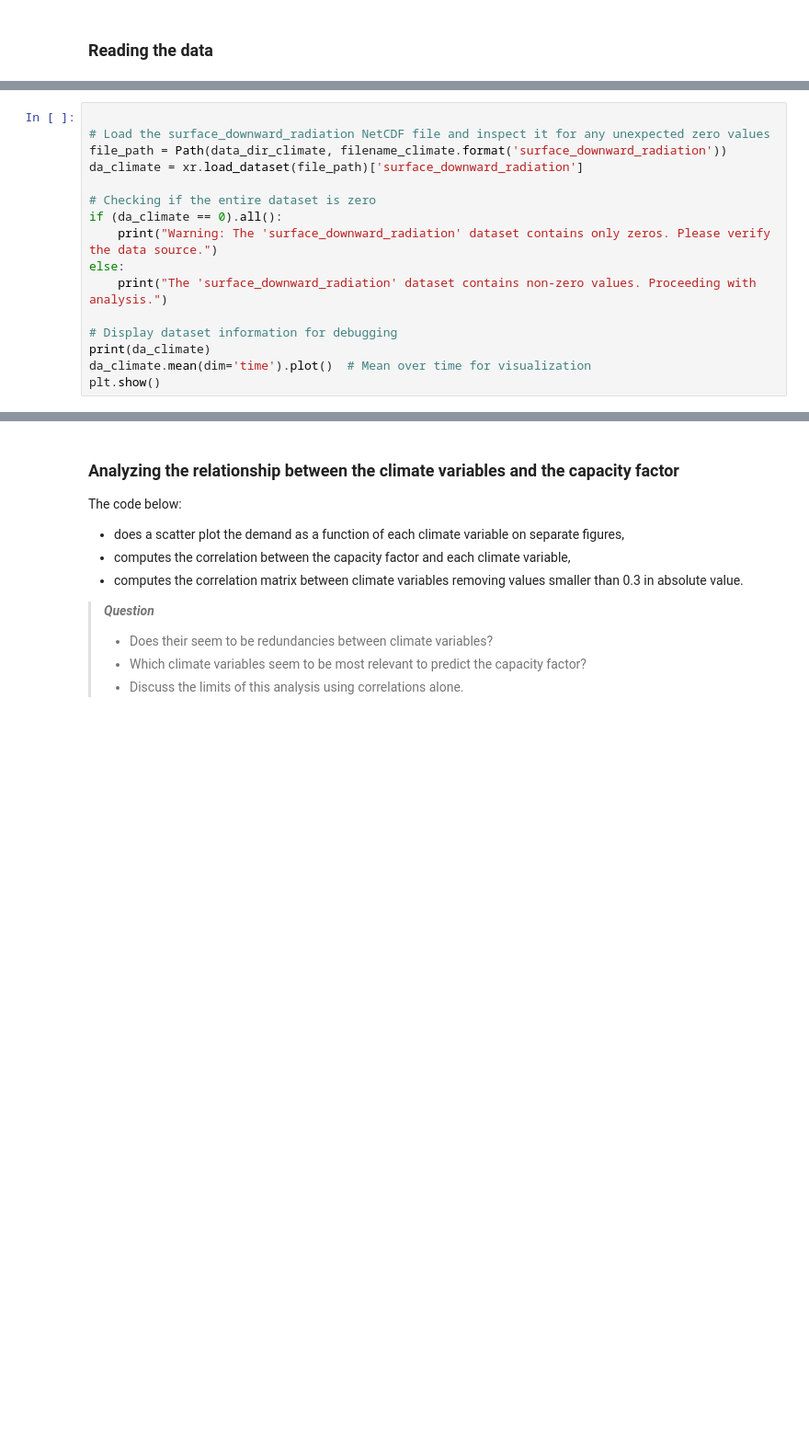
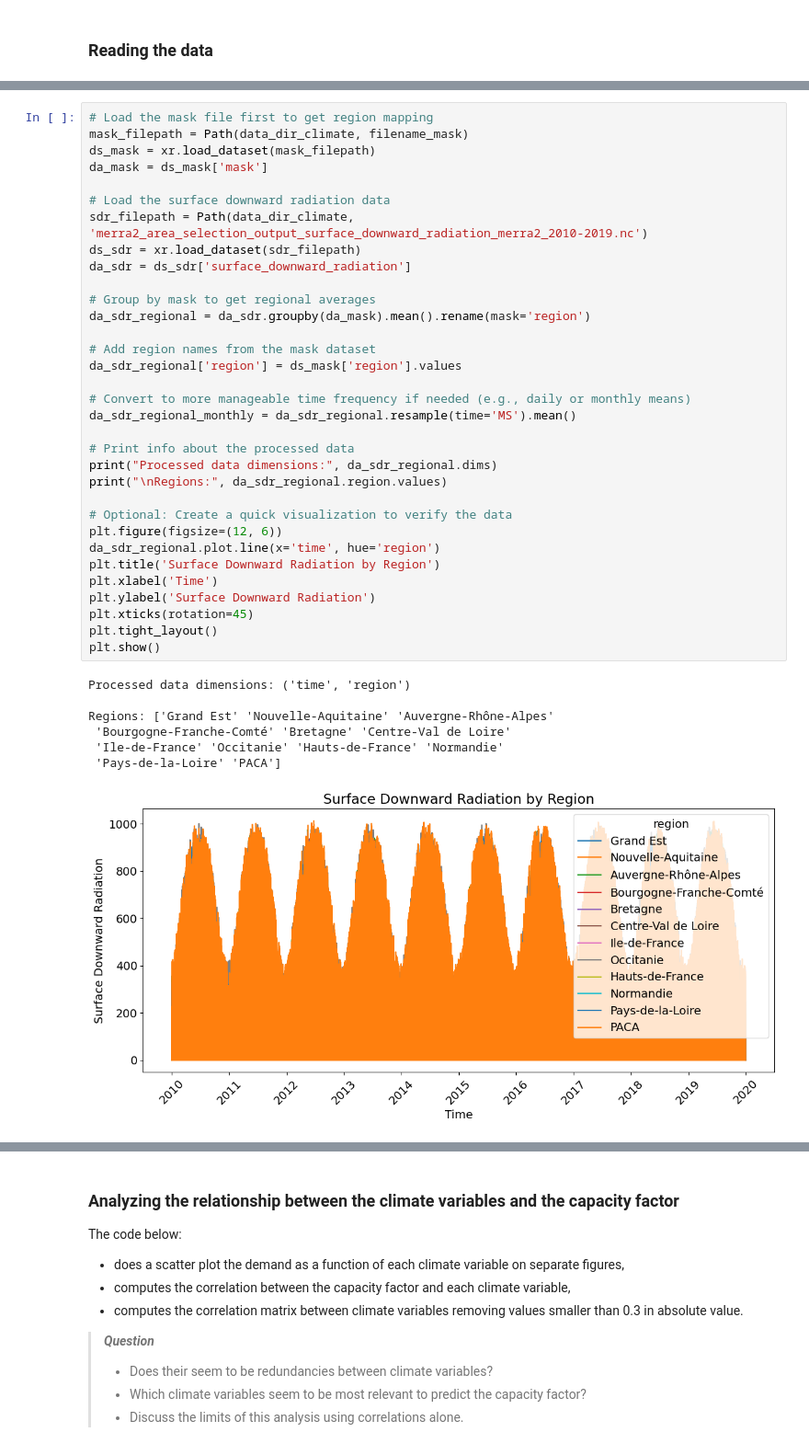
Before and after one commit to jisa98/VRE-Solar, a Jupyter notebook: VRE Project_JodieAfonso.ipynb, the cells around one changed output, grey strips where cells are left out. Shown at 92% size. Cells and saved outputs as stored; diff of their text form; blank space fills up the shorter version.

```diff
--- a/VRE Project_JodieAfonso.ipynb
+++ b/VRE Project_JodieAfonso.ipynb
@@ -263,16 +197,0 @@ MergeError: Passing 'suffixes' which cause duplicate columns {'variable_x'} is n
-# %%
-
-# Load the surface_downward_radiation NetCDF file and inspect it for any unexpected zero values
-file_path = Path(data_dir_climate, filename_climate.format('surface_downward_radiation'))
-da_climate = xr.load_dataset(file_path)['surface_downward_radiation']
-
-# Checking if the entire dataset is zero
-if (da_climate == 0).all():
-    print("Warning: The 'surface_downward_radiation' dataset contains only zeros. Please verify the data source.")
-else:
-    print("The 'surface_downward_radiation' dataset contains non-zero values. Proceeding with analysis.")
-
-# Display dataset information for debugging
-print(da_climate)
-da_climate.mean(dim='time').plot()  # Mean over time for visualization
-plt.show()
@@ -593,0 +260,41 @@ plt.show()
+# %%
+# Load the mask file first to get region mapping
+mask_filepath = Path(data_dir_climate, filename_mask)
+ds_mask = xr.load_dataset(mask_filepath)
+da_mask = ds_mask['mask']
+
+# Load the surface downward radiation data
+sdr_filepath = Path(data_dir_climate, 'merra2_area_selection_output_surface_downward_radiation_merra2_2010-2019.nc')
+ds_sdr = xr.load_dataset(sdr_filepath)
+da_sdr = ds_sdr['surface_downward_radiation']
+
+# Group by mask to get regional averages
+da_sdr_regional = da_sdr.groupby(da_mask).mean().rename(mask='region')
+
+# Add region names from the mask dataset
+da_sdr_regional['region'] = ds_mask['region'].values
+
+# Convert to more manageable time frequency if needed (e.g., daily or monthly means)
+da_sdr_regional_monthly = da_sdr_regional.resample(time='MS').mean()
+
+# Print info about the processed data
+print("Processed data dimensions:", da_sdr_regional.dims)
+print("\nRegions:", da_sdr_regional.region.values)
+
+# Optional: Create a quick visualization to verify the data
+plt.figure(figsize=(12, 6))
+da_sdr_regional.plot.line(x='time', hue='region')
+plt.title('Surface Downward Radiation by Region')
+plt.xlabel('Time')
+plt.ylabel('Surface Downward Radiation')
+plt.xticks(rotation=45)
+plt.tight_layout()
+plt.show()
+# %% [output]
+Processed data dimensions: ('time', 'region')
+
+Regions: ['Grand Est' 'Nouvelle-Aquitaine' 'Auvergne-Rhône-Alpes'
+ 'Bourgogne-Franche-Comté' 'Bretagne' 'Centre-Val de Loire'
+ 'Ile-de-France' 'Occitanie' 'Hauts-de-France' 'Normandie'
+ 'Pays-de-la-Loire' 'PACA']
+[figure, added]
```
Also changed, not shown: parts of 23 cells of this notebook.
